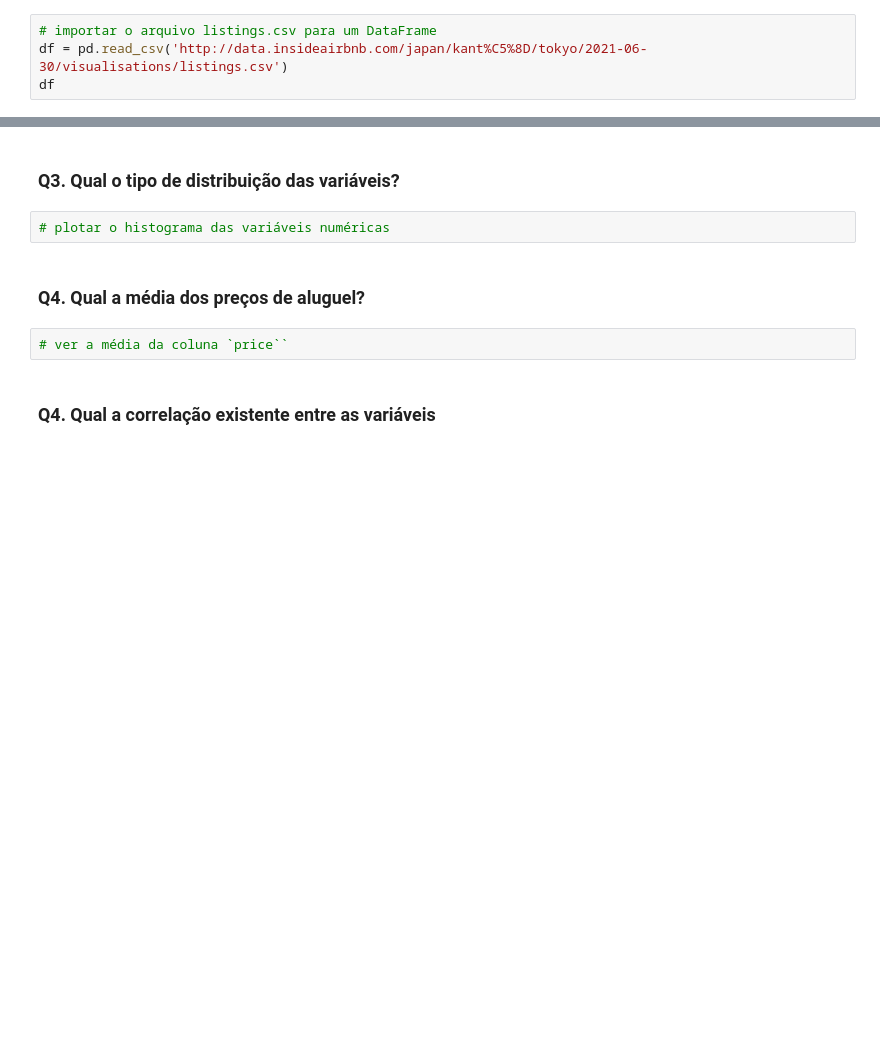
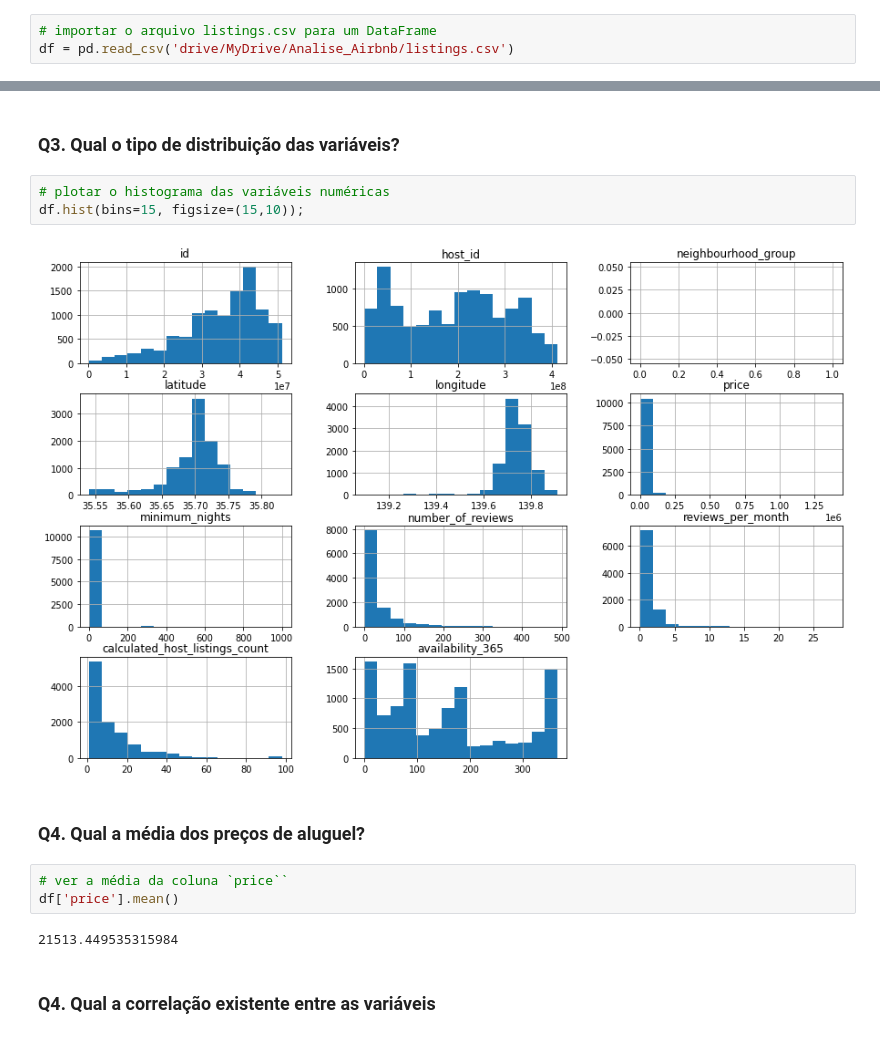
Before and after one commit to CarlosQuixada/Analise_Airbnb_Toquio, a Jupyter notebook: Analisando_os_Dados_do_Airbnb.ipynb, the cells around one changed output, grey strips where cells are left out. Saved outputs shown, nothing was run; the diff lists cells and outputs as text; blank space fills up the shorter version.

```diff
--- a/Analisando_os_Dados_do_Airbnb.ipynb
+++ b/Analisando_os_Dados_do_Airbnb.ipynb
@@ -28,6 +35,5 @@ Uma das iniciativas do Airbnb é disponibilizar dados do site, para algumas das
 import pandas as pd
 # %%
 # importar o arquivo listings.csv para um DataFrame
-df = pd.read_csv('http://data.insideairbnb.com/japan/kant%C5%8D/tokyo/2021-06-30/visualisations/listings.csv')
-df
+df = pd.read_csv('drive/MyDrive/Analise_Airbnb/listings.csv')
 # %% [output]
@@ -70,10 +113,16 @@ Antes de iniciar qualquer análise, vamos verificar a cara do nosso *dataset*, a
 ### **Q3. Qual o tipo de distribuição das variáveis?**
 # %%
 # plotar o histograma das variáveis numéricas
+df.hist(bins=15, figsize=(15,10));
+# %% [output]
+[figure, added]
 # %% [markdown]
 ### **Q4. Qual a média dos preços de aluguel?**
 # %%
 # ver a média da coluna `price``
+df['price'].mean()
+# %% [output]
+21513.449535315984
 # %% [markdown]
 ### **Q4. Qual a correlação existente entre as variáveis**
 # %%
```
Also changed, not shown: parts of 15 cells of this notebook.
